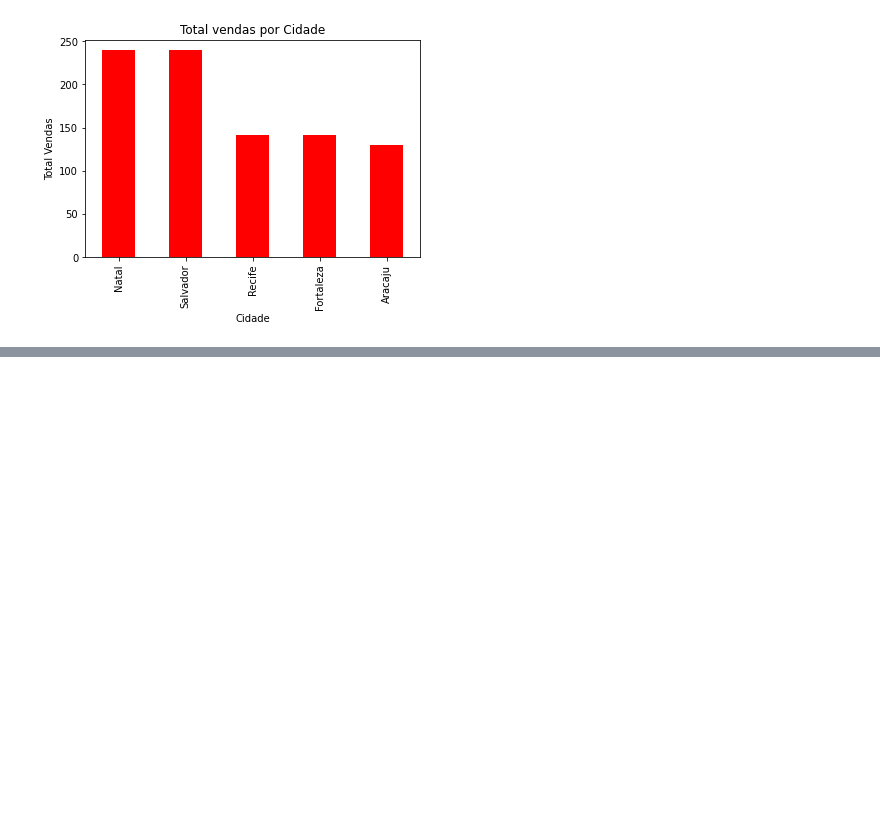
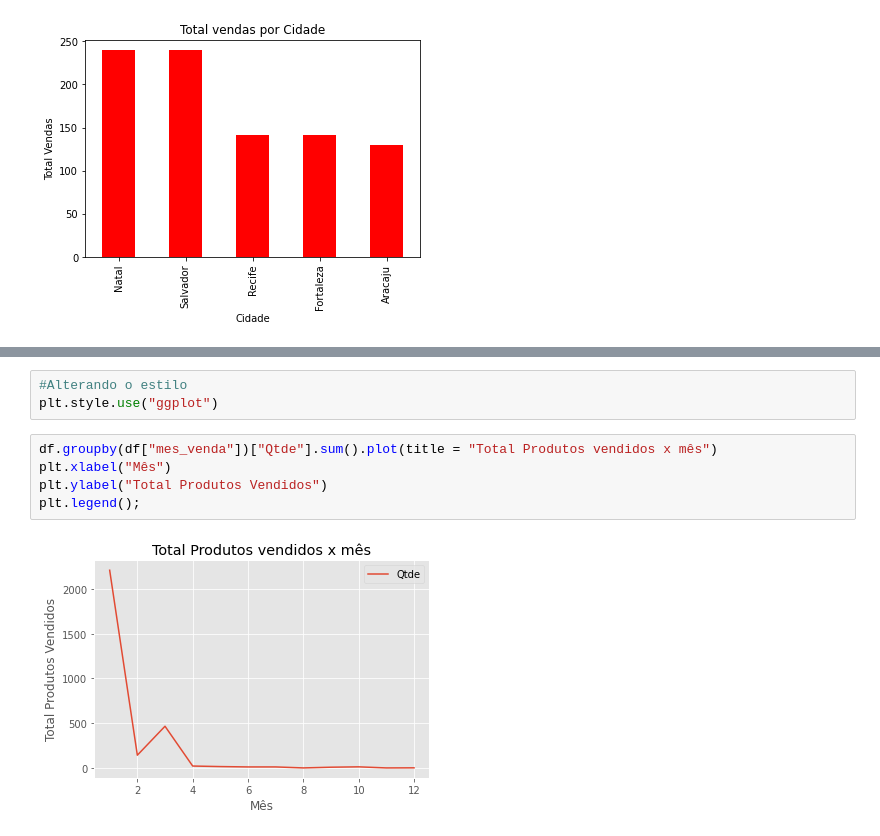
Before and after one commit to juhlianna/Analise-de-dados-com-Python-e-Pandas, a Jupyter notebook: Pandas_Visualização_de_gráficos.ipynb, the cells around one changed output, grey strips where cells are left out. Saved outputs shown, nothing was run; the diff lists cells and outputs as text; blank space fills up the shorter version.

```diff
--- a/Pandas_Visualização_de_gráficos.ipynb
+++ b/Pandas_Visualização_de_gráficos.ipynb
@@ -113,0 +140,10 @@ plt.ylabel("Total Vendas");
+# %%
+#Alterando o estilo
+plt.style.use("ggplot")
+# %%
+df.groupby(df["mes_venda"])["Qtde"].sum().plot(title = "Total Produtos vendidos x mês")
+plt.xlabel("Mês")
+plt.ylabel("Total Produtos Vendidos")
+plt.legend();
+# %% [output]
+[figure, added]
```
Also changed, not shown: parts of 5 cells of this notebook.
